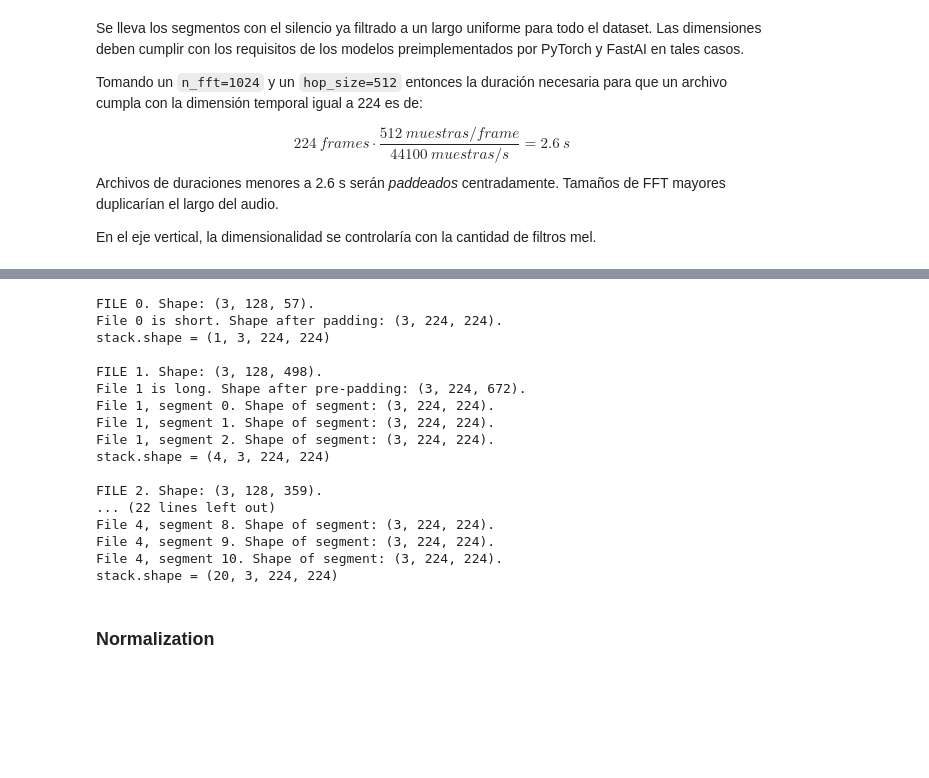
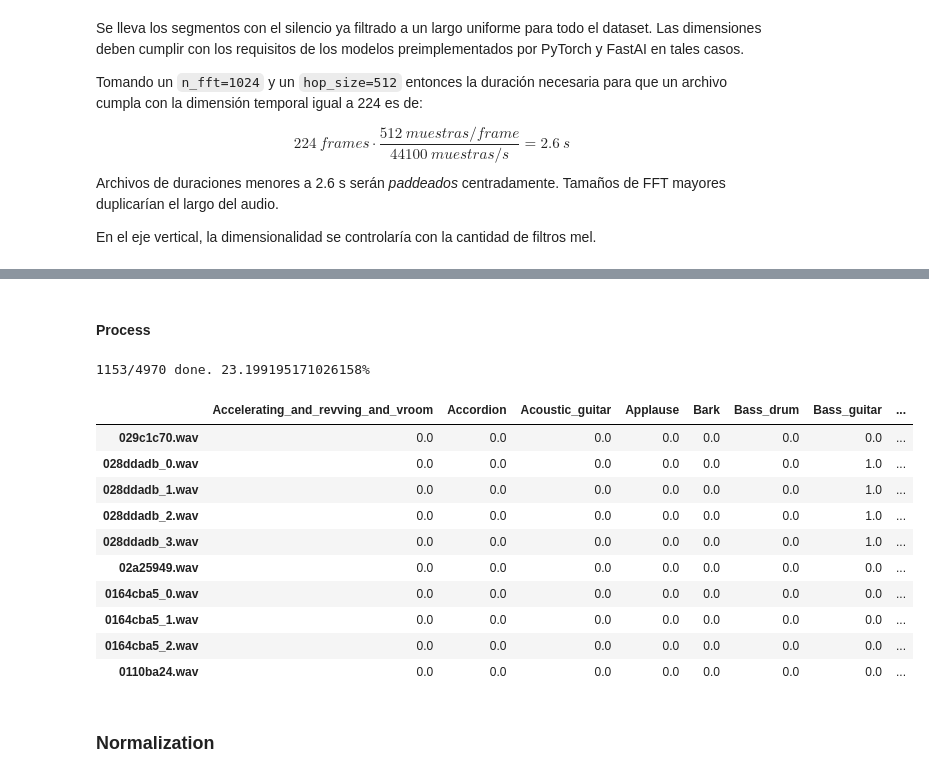
Before and after one commit to pupkinivan/fsd-tagging, a Jupyter notebook: ladifanet.ipynb, the cells around one changed output, grey strips where cells are left out. Saved outputs shown, nothing was run; the diff lists cells and outputs as text; code cells hidden in the pictures; blank space fills up the shorter version.

```diff
--- a/ladifanet.ipynb
+++ b/ladifanet.ipynb
@@ -784,27 +832,37 @@ def fit2square(file, data, index, stack=None, side=224, filename_col="fname"):
-# %%
-"""
-h_dim: 224. Necessary dimension for torchvision and fastai models.
-batch: list. List of "RGB" spectrogram arrays of shape (height, width, channels)
-"""
-data = data_oh
-stack = None
-for i in range(len(batch)):
-    stack, data = fit2square(batch[i], data, i, stack=stack, side=224, filename_col="fname")
-# %% [output]
-FILE 0. Shape: (3, 128, 57).
-File 0 is short. Shape after padding: (3, 224, 224).
-stack.shape = (1, 3, 224, 224)
-
-FILE 1. Shape: (3, 128, 498).
-File 1 is long. Shape after pre-padding: (3, 224, 672).
-File 1, segment 0. Shape of segment: (3, 224, 224).
-File 1, segment 1. Shape of segment: (3, 224, 224).
-File 1, segment 2. Shape of segment: (3, 224, 224).
-stack.shape = (4, 3, 224, 224)
-
-FILE 2. Shape: (3, 128, 359).
-... (22 lines left out)
-File 4, segment 8. Shape of segment: (3, 224, 224).
-File 4, segment 9. Shape of segment: (3, 224, 224).
-File 4, segment 10. Shape of segment: (3, 224, 224).
-stack.shape = (20, 3, 224, 224)
+# %% [markdown]
+#### Process
+# %%
+"""
+side: 224. Necessary dimension for torchvision and fastai models.
+batch: list. List of "RGB" spectrogram arrays of shape (height, width, channels)
+labels: pd.DataFrame. Labelling for each example.
+
+stack. np.ndarray. New batch with square, segmented files according to the
+    neural networks' input.
+data_nu. pd.DataFrame. New dataframe with labels for segmented files.
+"""
+
+stack = None
+data_nu = None
+amount = len(batch)
+i = 1
+
+# for i in range(amount):
+#     stack, data_nu = fit2square(batch[i], labels, i, stack=stack,
+#                                 data_new=data_nu, debug=False,
+#                                 side=224, filename_col="fname")
+#     clear_output()
+#     print(f"{i}/{amount} done. {100*i/amount}%")
+
+for file in os.listdir("train_curated"):
+    spec = np.genfromtxt(f"{file}_mel.csv"), \
+           np.genfromtxt(f"{file}_cqtm.csv"), \
+           np.genfromtxt(f"{file}_cqtp.csv")
+    stack, data_nu = fit2square(spec, labels, i, stack=stack,
+                                data_new=data_nu, debug=False,
+                                side=224, filename_col="fname")
+    clear_output()
+    print(f"{i}/{amount} done. {100*i/amount}%")
+    i+=1
+# %% [output]
+1153/4970 done. 23.199195171026158%
@@ -811,3 +871,17 @@ stack.shape = (20, 3, 224, 224)
+# %%
+data_nu
+# %% [output]
+|  | Accelerating_and_revving_and_vroom | Accordion | Acoustic_guitar | Applause | Bark | Bass_drum | Bass_guitar | ... |
+| 029c1c70.wav | 0.0 | 0.0 | 0.0 | 0.0 | 0.0 | 0.0 | 0.0 | ... |
+| 028ddadb_0.wav | 0.0 | 0.0 | 0.0 | 0.0 | 0.0 | 0.0 | 1.0 | ... |
+| 028ddadb_1.wav | 0.0 | 0.0 | 0.0 | 0.0 | 0.0 | 0.0 | 1.0 | ... |
+| 028ddadb_2.wav | 0.0 | 0.0 | 0.0 | 0.0 | 0.0 | 0.0 | 1.0 | ... |
+| 028ddadb_3.wav | 0.0 | 0.0 | 0.0 | 0.0 | 0.0 | 0.0 | 1.0 | ... |
+| 02a25949.wav | 0.0 | 0.0 | 0.0 | 0.0 | 0.0 | 0.0 | 0.0 | ... |
+| 0164cba5_0.wav | 0.0 | 0.0 | 0.0 | 0.0 | 0.0 | 0.0 | 0.0 | ... |
+| 0164cba5_1.wav | 0.0 | 0.0 | 0.0 | 0.0 | 0.0 | 0.0 | 0.0 | ... |
+| 0164cba5_2.wav | 0.0 | 0.0 | 0.0 | 0.0 | 0.0 | 0.0 | 0.0 | ... |
+| 0110ba24.wav | 0.0 | 0.0 | 0.0 | 0.0 | 0.0 | 0.0 | 0.0 | ... |
 # %% [markdown]
 ### Normalization
 # %% [markdown]
```
Also changed, not shown: parts of 21 cells of this notebook.
